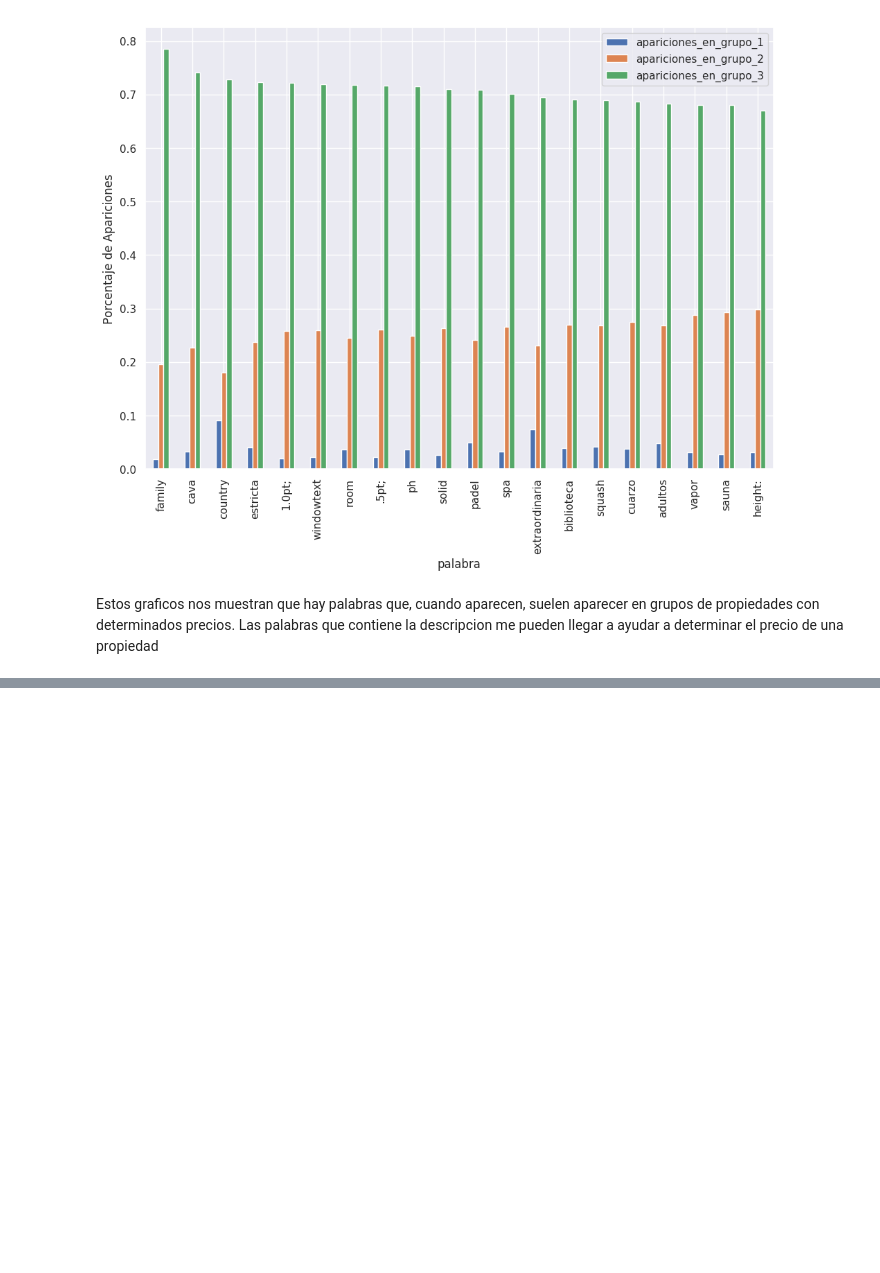
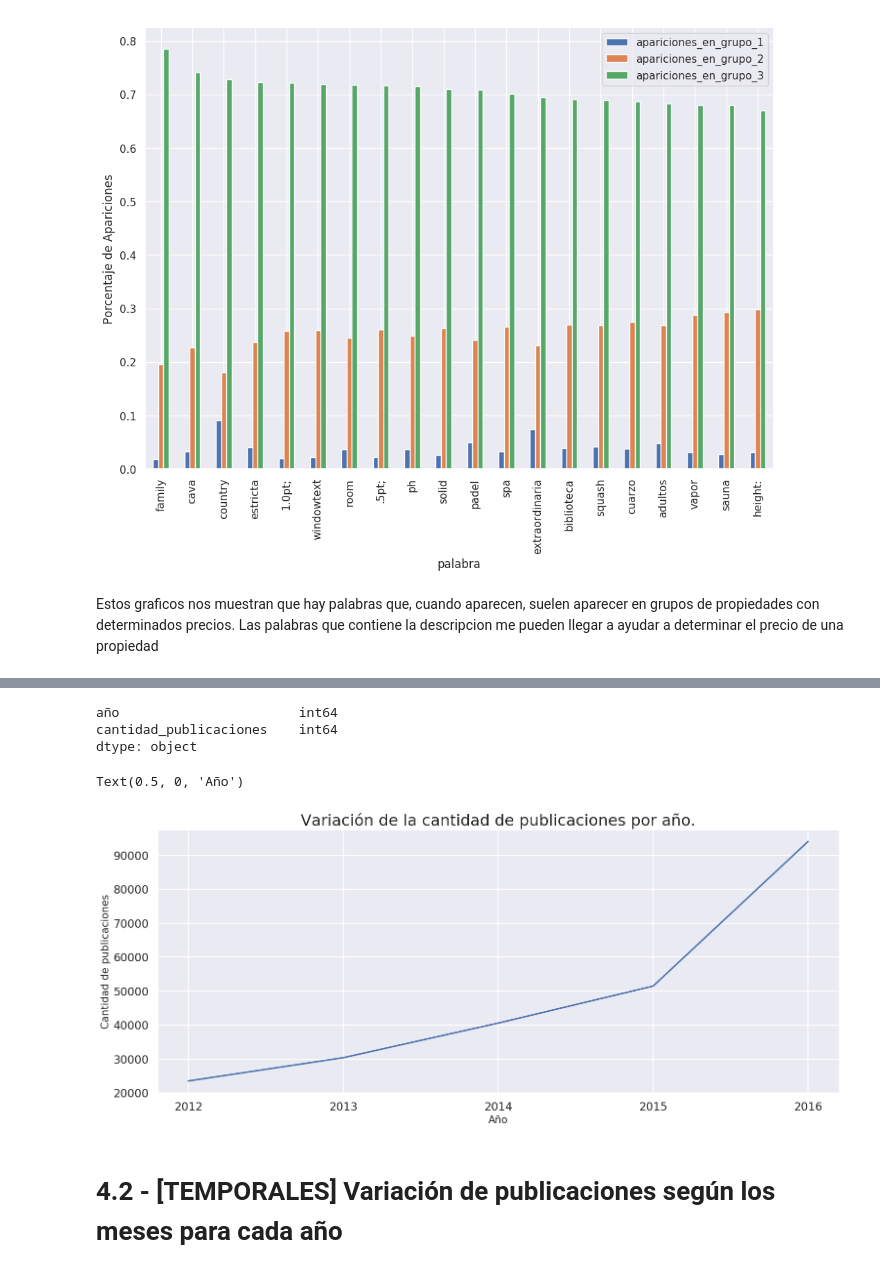
Before and after one commit to luctiz/Grupo43-TP1, a Jupyter notebook: TP1.ipynb, the cells around one changed output, grey strips where cells are left out. Saved outputs shown, nothing was run; the diff lists cells and outputs as text; code cells hidden in the pictures; blank space fills up the shorter version.

```diff
--- a/TP1.ipynb
+++ b/TP1.ipynb
@@ -598,0 +620,4 @@ Estos graficos nos muestran que hay palabras que, cuando aparecen, suelen aparec
+# %%
+#Extraigo el año
+df['anio'] = df.fecha.dt.year
+df.anio.head()
@@ -598,0 +631,4 @@ Estos graficos nos muestran que hay palabras que, cuando aparecen, suelen aparec
+# %%
+#Extraigo el mes
+df['mes'] = df.fecha.dt.month
+df.mes.head()
@@ -598,0 +642,4 @@ Estos graficos nos muestran que hay palabras que, cuando aparecen, suelen aparec
+# %%
+#Extraigo el día
+df['dia'] = df.fecha.dt.day
+df.dia.head()
@@ -598,0 +657,4 @@ Estos graficos nos muestran que hay palabras que, cuando aparecen, suelen aparec
+# %%
+dataXanio = df[['id', 'anio']].groupby('anio').agg('count').reset_index()
+dataXanio.columns = ['año', 'cantidad_publicaciones']
+dataXanio
@@ -598,0 +668,20 @@ Estos graficos nos muestran que hay palabras que, cuando aparecen, suelen aparec
+# %%
+dataXanio.dtypes
+# %% [output]
+año                       int64
+cantidad_publicaciones    int64
+dtype: object
+# %%
+plt.figure(figsize = (18,7))
+sns.set_style("darkgrid")
+sns.set_context("talk")
+pubsXanio = sns.lineplot(data = dataXanio, x = 'año', y = 'cantidad_publicaciones', palette = 'Set1')
+pubsXanio.set_xticks([2012, 2013, 2014, 2015, 2016])
+pubsXanio.set_title('Variación de la cantidad de publicaciones por año.', fontsize =  23)
+pubsXanio.set_ylabel('Cantidad de publicaciones', fontsize = 15)
+pubsXanio.set_xlabel('Año', fontsize = 15)
+# %% [output]
+Text(0.5, 0, 'Año')
+[figure, added]
+# %% [markdown]
+# 4.2 - [TEMPORALES] Variación de  publicaciones según los meses para cada año
```
Also changed, not shown: parts of 48 cells of this notebook.
